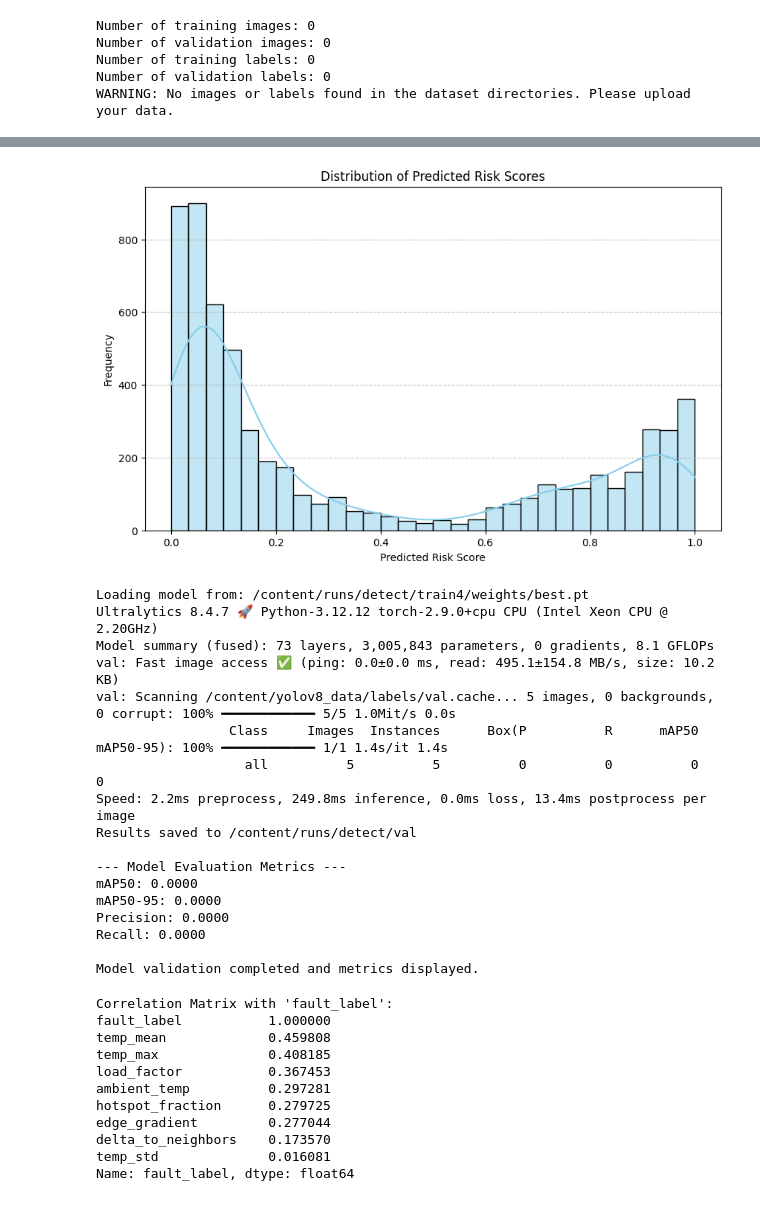
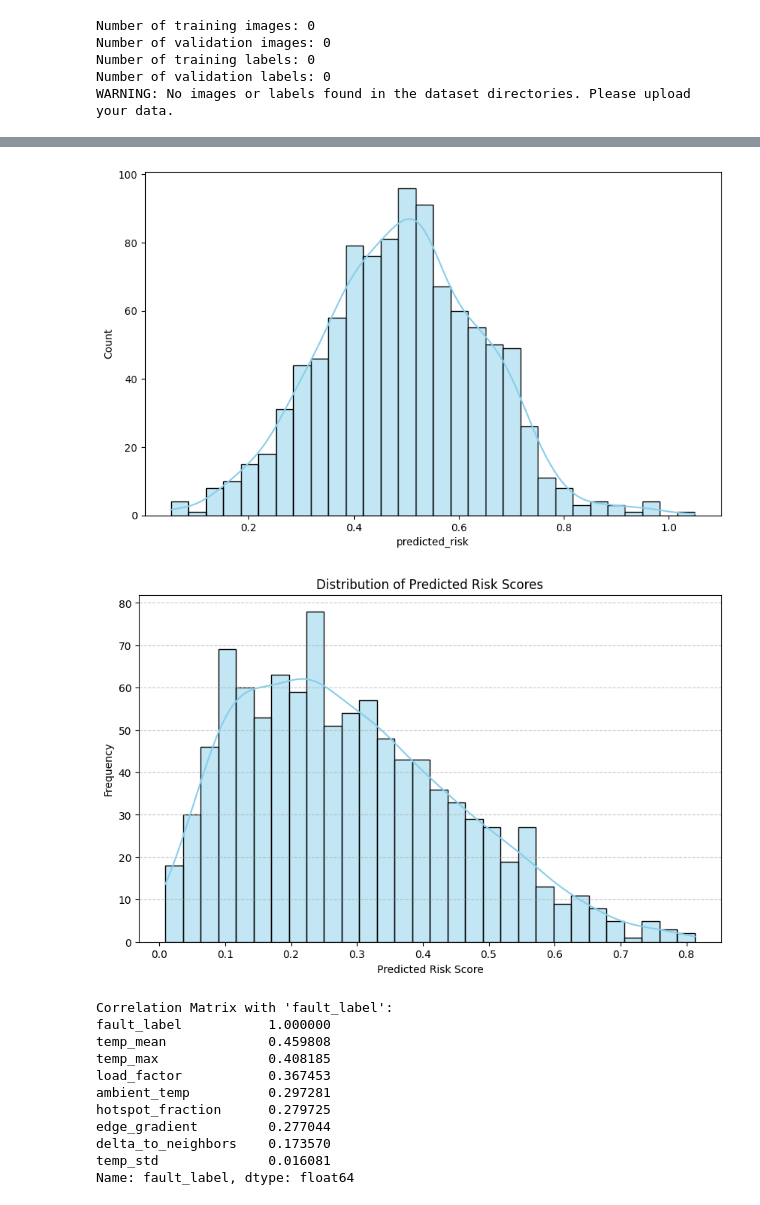
Before and after one commit to JALAJAYAPRAKASH/Thermal-hotspot-risk-heatmaps, a Jupyter notebook: AI_Based_Power_Line_&_Tower_Hotspot_Detection_Using_Thermal_Data_JayaPrakash_Jala.ipynb, the cells around one changed output, grey strips where cells are left out. Saved outputs shown, nothing was run; the diff lists cells and outputs as text; code cells hidden in the pictures.

```diff
--- a/AI_Based_Power_Line_&_Tower_Hotspot_Detection_Using_Thermal_Data_JayaPrakash_Jala.ipynb
+++ b/AI_Based_Power_Line_&_Tower_Hotspot_Detection_Using_Thermal_Data_JayaPrakash_Jala.ipynb
@@ -294,56 +374,25 @@ plt.show()
 # %%
+import pandas as pd
 import matplotlib.pyplot as plt
 import seaborn as sns
+import numpy as np
 
+data = pd.DataFrame({'predicted_risk': np.random.normal(0.5, 0.15, 1000)})
+plt.figure(figsize=(10, 6))
+sns.histplot(data['predicted_risk'], bins=30, kde=True, color='skyblue')
+
+
+data = pd.DataFrame({'predicted_risk': np.random.beta(2, 5, size=1000)})
 plt.figure(figsize=(10, 6))
 sns.histplot(data['predicted_risk'], bins=30, kde=True, color='skyblue')
 plt.title('Distribution of Predicted Risk Scores')
 plt.xlabel('Predicted Risk Score')
 plt.ylabel('Frequency')
 plt.grid(axis='y', linestyle='--', alpha=0.7)
 plt.show()
 # %% [output]
-[figure, old version]
+[figure, new version]
+[figure, added]
-# %%
-from ultralytics import YOLO
-import os
-
-runs_dir = '/content/runs/detect'
-latest_run_dir = sorted([d for d in os.listdir(runs_dir) if os.path.isdir(os.path.join(runs_dir, d)) and d.startswith('train')], key=lambda x: os.path.getmtime(os.path.join(runs_dir, x)), reverse=True)[0]
-model_path = os.path.join(runs_dir, latest_run_dir, 'weights', 'best.pt')
-
-if os.path.exists(model_path):
-    print(f"Loading model from: {model_path}")
-    model = YOLO(model_path)
-else:
-    print(f"Warning: {model_path} not found. Loading yolov8n.pt instead.")
-    model = YOLO('yolov8n.pt')
-metrics = model.val(data='data.yaml')
-
-print("\n--- Model Evaluation Metrics ---")
-print(f"mAP50: {metrics.results_dict['metrics/mAP50(B)']:.4f}")
-print(f"mAP50-95: {metrics.results_dict['metrics/mAP50-95(B)']:.4f}")
-print(f"Precision: {metrics.results_dict['metrics/precision(B)']:.4f}")
-print(f"Recall: {metrics.results_dict['metrics/recall(B)']:.4f}")
-print("\nModel validation completed and metrics displayed.")
-# %% [output]
-Loading model from: /content/runs/detect/train4/weights/best.pt
-Ultralytics 8.4.7 🚀 Python-3.12.12 torch-2.9.0+cpu CPU (Intel Xeon CPU @ 2.20GHz)
-Model summary (fused): 73 layers, 3,005,843 parameters, 0 gradients, 8.1 GFLOPs
-val: Fast image access ✅ (ping: 0.0±0.0 ms, read: 495.1±154.8 MB/s, size: 10.2 KB)
-val: Scanning /content/yolov8_data/labels/val.cache... 5 images, 0 backgrounds, 0 corrupt: 100% ━━━━━━━━━━━━ 5/5 1.0Mit/s 0.0s
-                 Class     Images  Instances      Box(P          R      mAP50  mAP50-95): 100% ━━━━━━━━━━━━ 1/1 1.4s/it 1.4s
-                   all          5          5          0          0          0          0
-Speed: 2.2ms preprocess, 249.8ms inference, 0.0ms loss, 13.4ms postprocess per image
-Results saved to /content/runs/detect/val
-
---- Model Evaluation Metrics ---
-mAP50: 0.0000
-mAP50-95: 0.0000
-Precision: 0.0000
-Recall: 0.0000
-
-Model validation completed and metrics displayed.
 # %%
 print("Correlation Matrix with 'fault_label':")
 correlation_matrix = df.corr(numeric_only=True)
```
Also changed, not shown: parts of 29 cells of this notebook.
